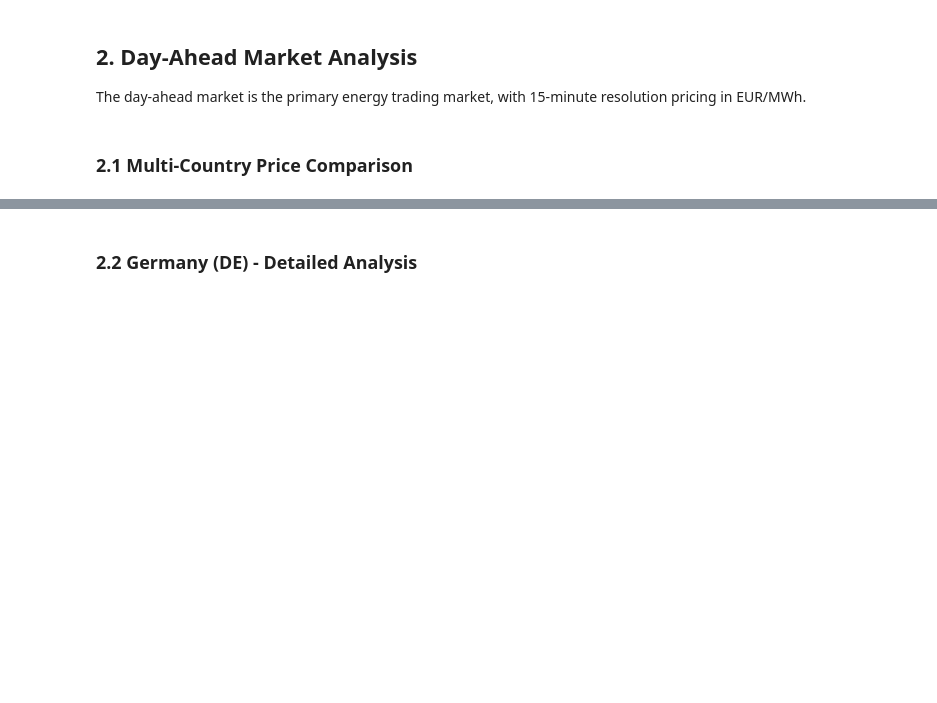
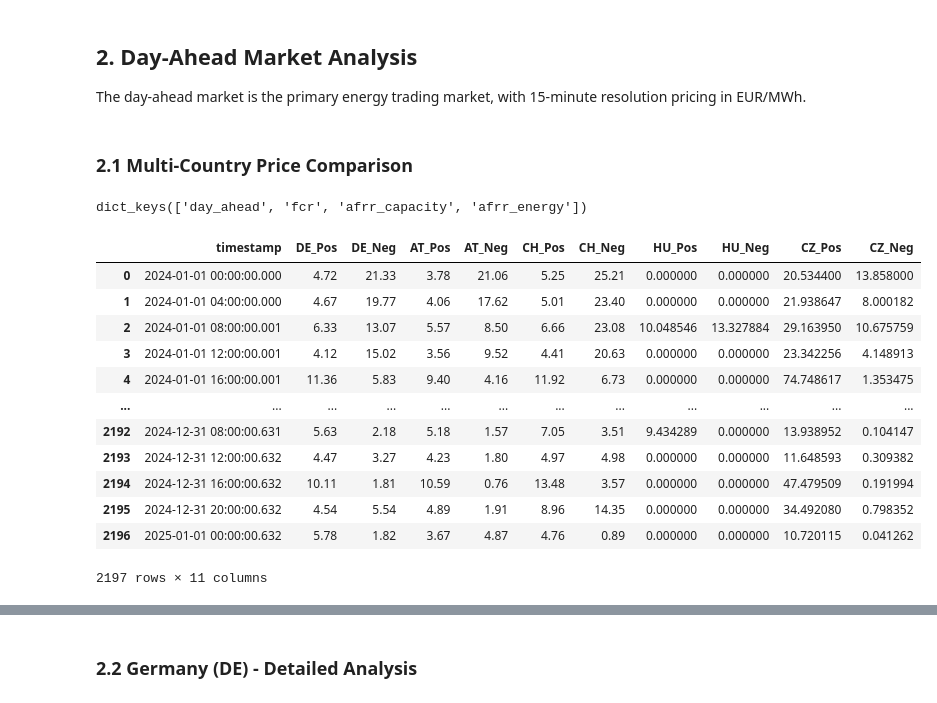
Before and after one commit to GenLI3202/TechArena2025_EMS, a Jupyter notebook: notebook/p2a_market_data.ipynb, the cells around one changed output, grey strips where cells are left out. Drawn from its saved outputs; the diff is of its cells as text; code cells hidden in the pictures; blank space fills up the shorter version.

```diff
--- a/notebook/p2a_market_data.ipynb
+++ b/notebook/p2a_market_data.ipynb
@@ -99,3 +97,20 @@ print(f"✓ McKinsey template activated")
 # %% [output]
 ✓ Libraries imported successfully
 ✓ McKinsey template activated
+# %%
+# Load Phase 2 market data from Excel file
+from pathlib import Path
+
+# Path to the Phase 2 Excel workbook
+phase2_data_path = Path(parent_dir) / 'data' / 'TechArena2025_Phase2_data.xlsx'
+
+print(f"Loading Phase 2 market data from: {phase2_data_path}")
+print(f"File exists: {phase2_data_path.exists()}\n")
+
+# Load all Phase 2 market tables (day_ahead, fcr, afrr_capacity, afrr_energy)
+p2_market_tables = load_phase2_market_tables(phase2_data_path)
+
+# Display what was loaded
+print("Loaded tables:")
+for table_name, table_df in p2_market_tables.items():
+    print(f"  ✓ {table_name:20s}: {len(table_df):,} rows x {len(table_df.columns)} columns")
@@ -102,17 +129,8 @@ print(f"✓ McKinsey template activated")
+# %%
+tables = p2_market_tables.copy()
 # %%
-# Load processed Phase 2 market data from parquet files
-data_dir = Path('data/parquet')
-
-print("Loading market data from parquet files...\n")
-
-tables = {}
-for market_file in data_dir.glob('*.parquet'):
-    market_name = market_file.stem
-    tables[market_name] = pd.read_parquet(market_file)
-    print(f"✓ {market_name:20s}: {len(tables[market_name]):,} rows x {len(tables[market_name].columns)} columns")
-
 # Load metadata
-with open('data/metadata.json', 'r') as f:
+with open(f'{parent_dir}/data/metadata.json', 'r') as f:
     import json
     metadata = json.load(f)
 
@@ -133,3 +169,21 @@ The day-ahead market is the primary energy trading market, with 15-minute resolu
 ### 2.1 Multi-Country Price Comparison
 # %%
 tables.keys()  # List available tables
+# %% [output]
+dict_keys(['day_ahead', 'fcr', 'afrr_capacity', 'afrr_energy'])
+# %%
+tables['afrr_capacity']
+# %% [output]
+|  | timestamp | DE_Pos | DE_Neg | AT_Pos | AT_Neg | CH_Pos | CH_Neg | HU_Pos | HU_Neg | CZ_Pos | CZ_Neg |
+| 0 | 2024-01-01 00:00:00.000 | 4.72 | 21.33 | 3.78 | 21.06 | 5.25 | 25.21 | 0.000000 | 0.000000 | 20.534400 | 13.858000 |
+| 1 | 2024-01-01 04:00:00.000 | 4.67 | 19.77 | 4.06 | 17.62 | 5.01 | 23.40 | 0.000000 | 0.000000 | 21.938647 | 8.000182 |
+| 2 | 2024-01-01 08:00:00.001 | 6.33 | 13.07 | 5.57 | 8.50 | 6.66 | 23.08 | 10.048546 | 13.327884 | 29.163950 | 10.675759 |
+| 3 | 2024-01-01 12:00:00.001 | 4.12 | 15.02 | 3.56 | 9.52 | 4.41 | 20.63 | 0.000000 | 0.000000 | 23.342256 | 4.148913 |
+| 4 | 2024-01-01 16:00:00.001 | 11.36 | 5.83 | 9.40 | 4.16 | 11.92 | 6.73 | 0.000000 | 0.000000 | 74.748617 | 1.353475 |
+| ... | ... | ... | ... | ... | ... | ... | ... | ... | ... | ... | ... |
+| 2192 | 2024-12-31 08:00:00.631 | 5.63 | 2.18 | 5.18 | 1.57 | 7.05 | 3.51 | 9.434289 | 0.000000 | 13.938952 | 0.104147 |
+| 2193 | 2024-12-31 12:00:00.632 | 4.47 | 3.27 | 4.23 | 1.80 | 4.97 | 4.98 | 0.000000 | 0.000000 | 11.648593 | 0.309382 |
+| 2194 | 2024-12-31 16:00:00.632 | 10.11 | 1.81 | 10.59 | 0.76 | 13.48 | 3.57 | 0.000000 | 0.000000 | 47.479509 | 0.191994 |
+| 2195 | 2024-12-31 20:00:00.632 | 4.54 | 5.54 | 4.89 | 1.91 | 8.96 | 14.35 | 0.000000 | 0.000000 | 34.492080 | 0.798352 |
+| 2196 | 2025-01-01 00:00:00.632 | 5.78 | 1.82 | 3.67 | 4.87 | 4.76 | 0.89 | 0.000000 | 0.000000 | 10.720115 | 0.041262 |
+2197 rows × 11 columns
```
Also changed, not shown: parts of 8 cells of this notebook, 2 other files.
